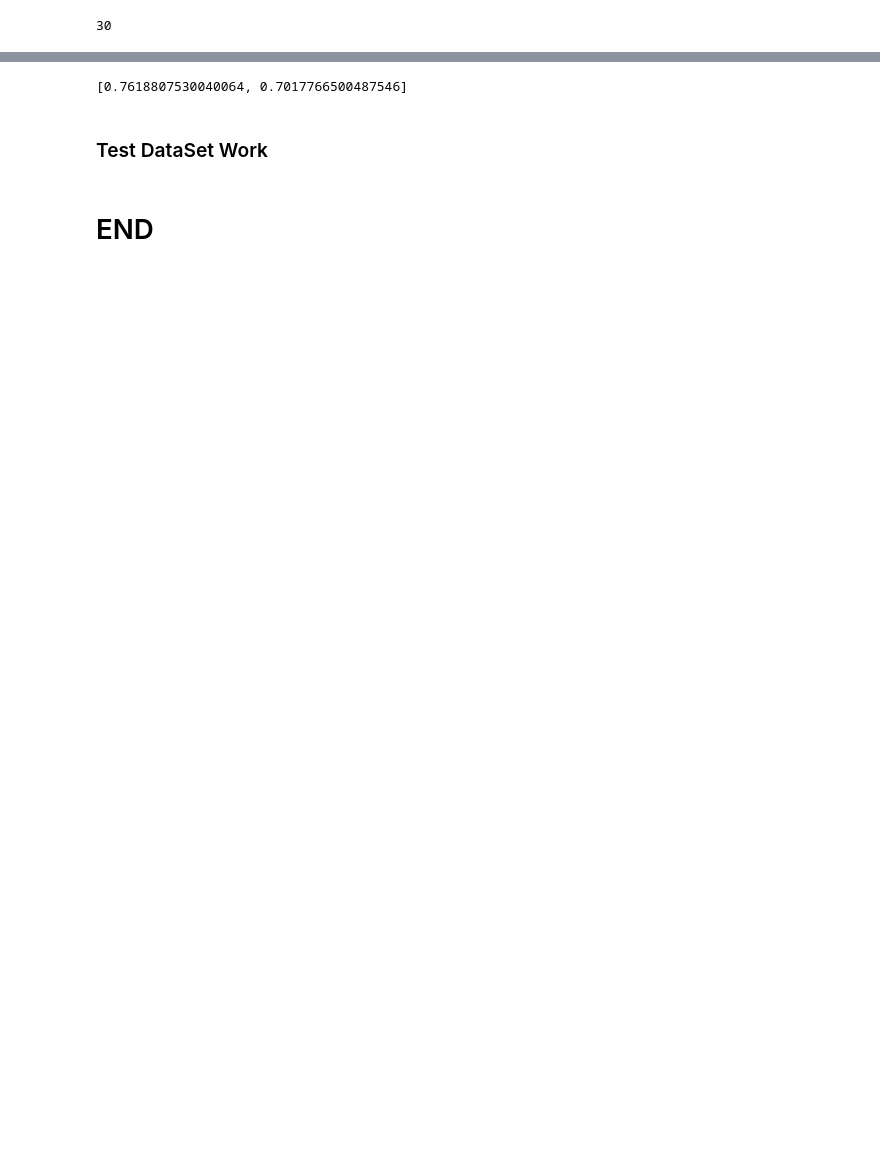
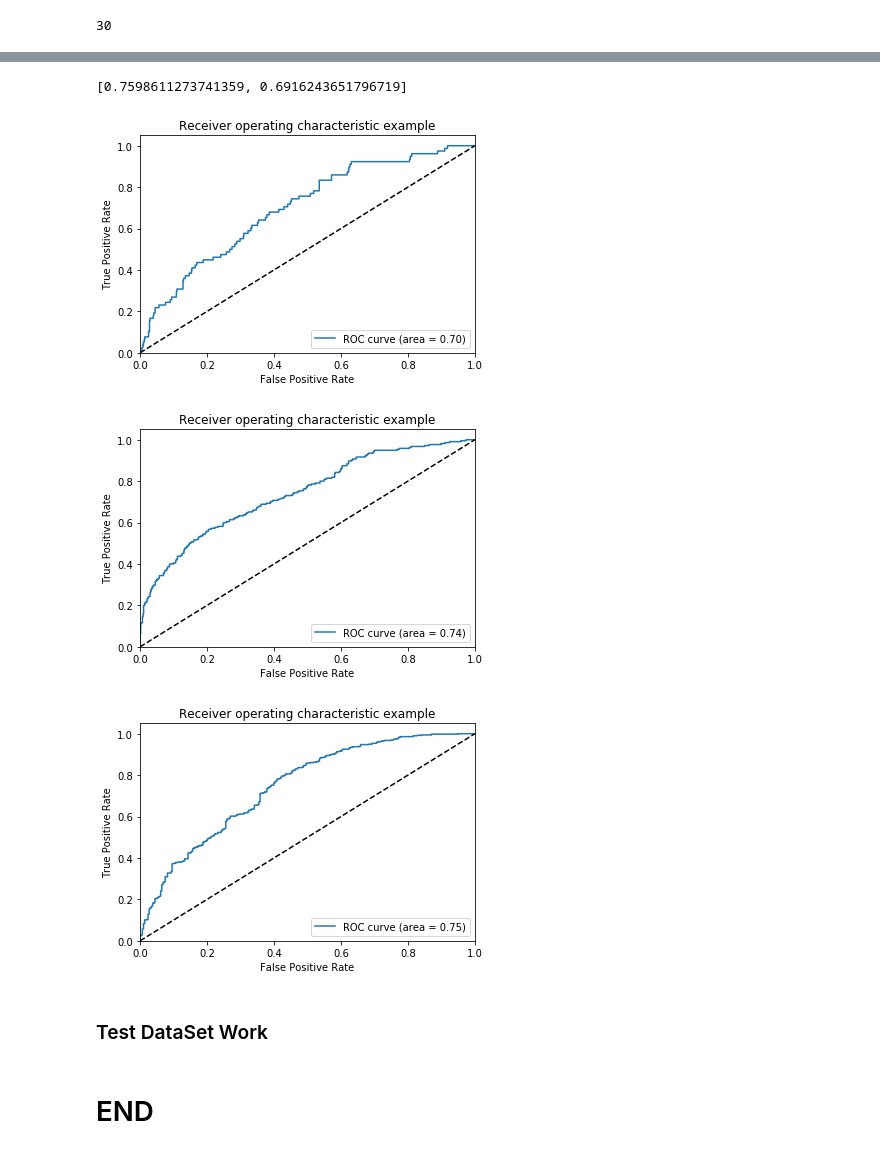
Before and after one commit to ashsin19/TwitterSentiment_DeepLearning, a Jupyter notebook: DataPrepAndAnalysis.ipynb, the cells around one changed output, grey strips where cells are left out. Saved outputs shown, nothing was run; the diff lists cells and outputs as text; code cells hidden in the pictures; blank space fills up the shorter version.

Commit message:
ROC curve

```diff
--- a/DataPrepAndAnalysis.ipynb
+++ b/DataPrepAndAnalysis.ipynb
@@ -548,15 +540,41 @@ Epoch 00010: val_acc did not improve from 0.70521
 # %%
 from keras.models import load_model
-loaded_CNN_model = load_model('CNN_best_weights.02-0.71.hdf5')
+loaded_CNN_model = load_model('CNN_best_weights.02-0.70.hdf5')
 # %%
 sequences_test = tokenizer.texts_to_sequences(x_test)
 x_test_seq = pad_sequences(sequences_test, maxlen=45)
 # %%
 loaded_CNN_model.evaluate(x=x_test_seq, y=y_test)
 # %% [output]
-[0.7618807530040064, 0.7017766500487546]
+[0.7598611273741359, 0.6916243651796719]
 # %%
 yhat_cnn = loaded_CNN_model.predict(x_test_seq)
+# %%
+from sklearn.metrics import roc_curve, auc
+n_classes=3
+y = label_binarize(y_test, classes=[0,1,2])
+fpr = dict()
+tpr = dict()
+roc_auc = dict()
+for i in range(n_classes):
+    fpr[i], tpr[i], _ = roc_curve(y[:, i], yhat_cnn[:, i])
+    roc_auc[i] = auc(fpr[i], tpr[i])
+# %%
+for i in range(n_classes):
+    plt.figure()
+    plt.plot(fpr[i], tpr[i], label='ROC curve (area = %0.2f)' % roc_auc[i])
+    plt.plot([0, 1], [0, 1], 'k--')
+    plt.xlim([0.0, 1.0])
+    plt.ylim([0.0, 1.05])
+    plt.xlabel('False Positive Rate')
+    plt.ylabel('True Positive Rate')
+    plt.title('Receiver operating characteristic example')
+    plt.legend(loc="lower right")
+    plt.show()
+# %% [output]
+[figure, added]
+[figure, added]
+[figure, added]
 # %% [markdown]
 ### Test DataSet Work
 # %%
```
Also changed, not shown: parts of 13 cells of this notebook.
